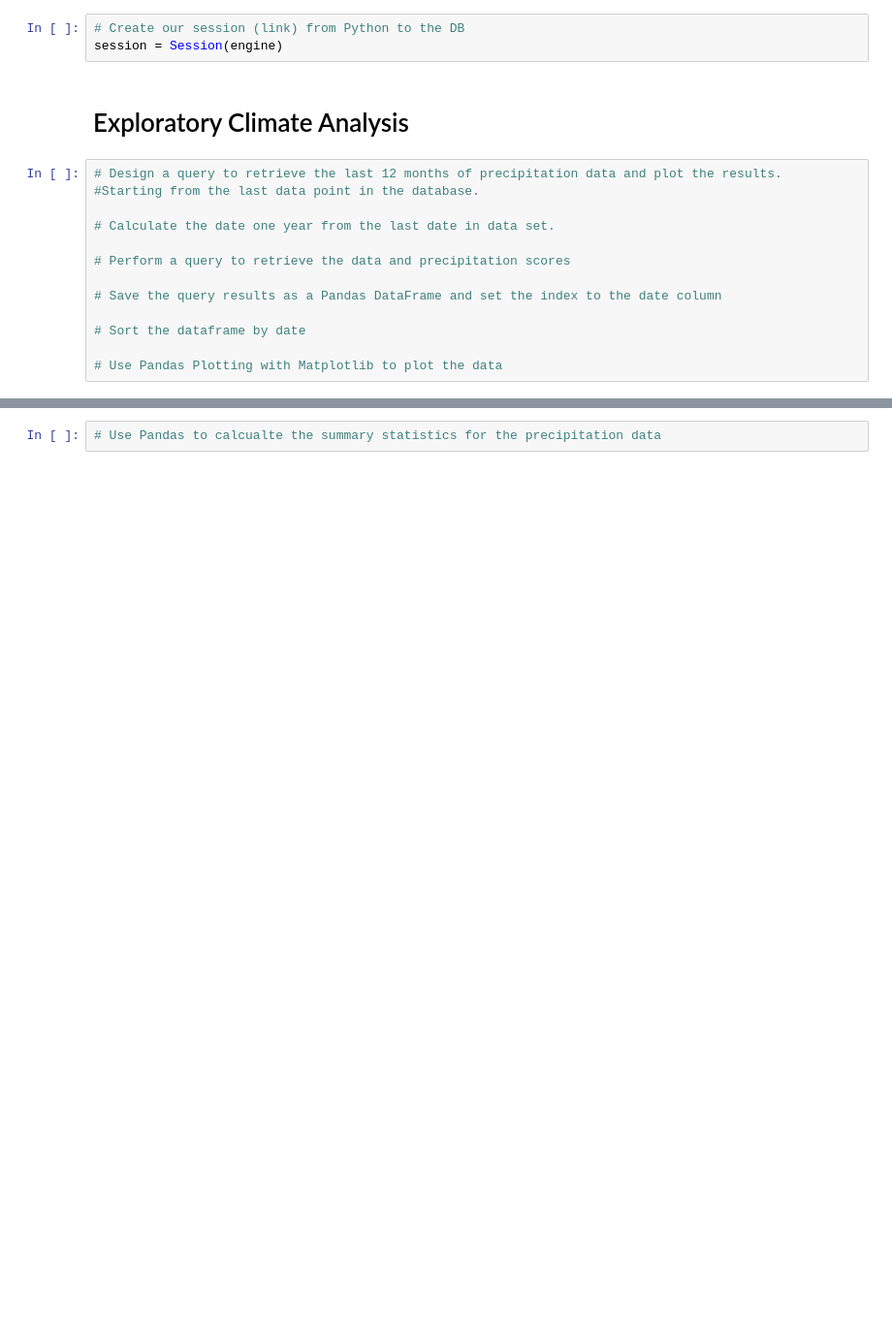
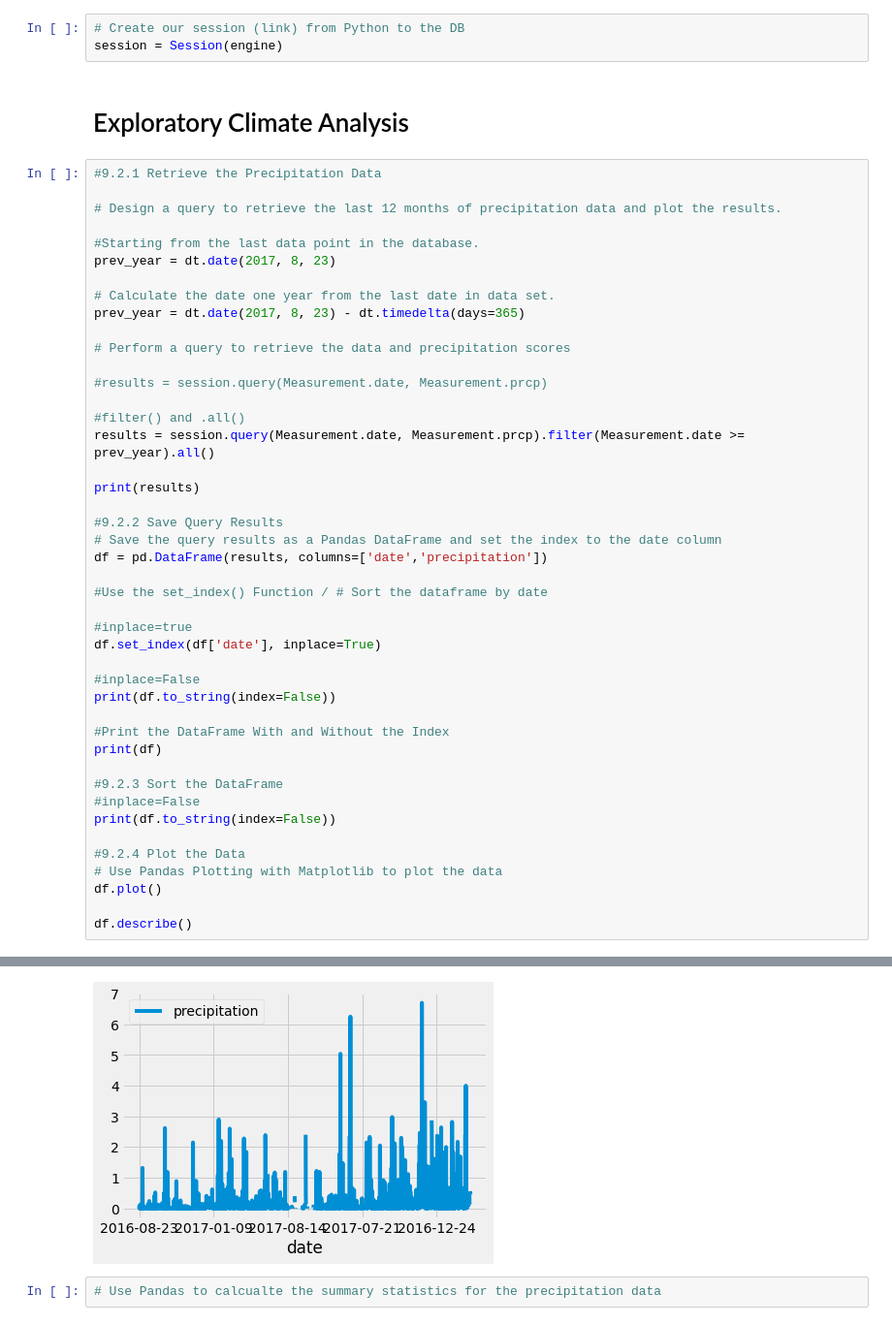
Before and after one commit to omadto01/Surfs_up, a Jupyter notebook: climate_analysis.ipynb, the cells around one changed output, grey strips where cells are left out. Shown at 97% size. Saved outputs shown, nothing was run; the diff lists cells and outputs as text; blank space fills up the shorter version.

Commit message:
Precipitation Analysis

```diff
--- a/climate_analysis.ipynb
+++ b/climate_analysis.ipynb
@@ -43,15 +43,47 @@ session = Session(engine)
 # %% [markdown]
 # Exploratory Climate Analysis
 # %%
+#9.2.1 Retrieve the Precipitation Data
+
 # Design a query to retrieve the last 12 months of precipitation data and plot the results.
+
 #Starting from the last data point in the database.
+prev_year = dt.date(2017, 8, 23)
 
 # Calculate the date one year from the last date in data set.
+prev_year = dt.date(2017, 8, 23) - dt.timedelta(days=365)
 
 # Perform a query to retrieve the data and precipitation scores
 
+#results = session.query(Measurement.date, Measurement.prcp)
+
+#filter() and .all()
+results = session.query(Measurement.date, Measurement.prcp).filter(Measurement.date >= prev_year).all()
+
+print(results)
+
+#9.2.2 Save Query Results
 # Save the query results as a Pandas DataFrame and set the index to the date column
+df = pd.DataFrame(results, columns=['date','precipitation'])
 
-# Sort the dataframe by date
+#Use the set_index() Function / # Sort the dataframe by date
 
+#inplace=true
+df.set_index(df['date'], inplace=True)
+
+#inplace=False
+print(df.to_string(index=False))
+
+#Print the DataFrame With and Without the Index
+print(df)
+
+#9.2.3 Sort the DataFrame
+#inplace=False
+print(df.to_string(index=False))
+
+#9.2.4 Plot the Data
 # Use Pandas Plotting with Matplotlib to plot the data
+df.plot()
+
+df.describe()
+# %% [output]
@@ -58,3 +116,4 @@ session = Session(engine)
+[figure, added]
 # %%
 # Use Pandas to calcualte the summary statistics for the precipitation data
 # %%
```
Also changed, not shown: parts of 1 cell of this notebook.
